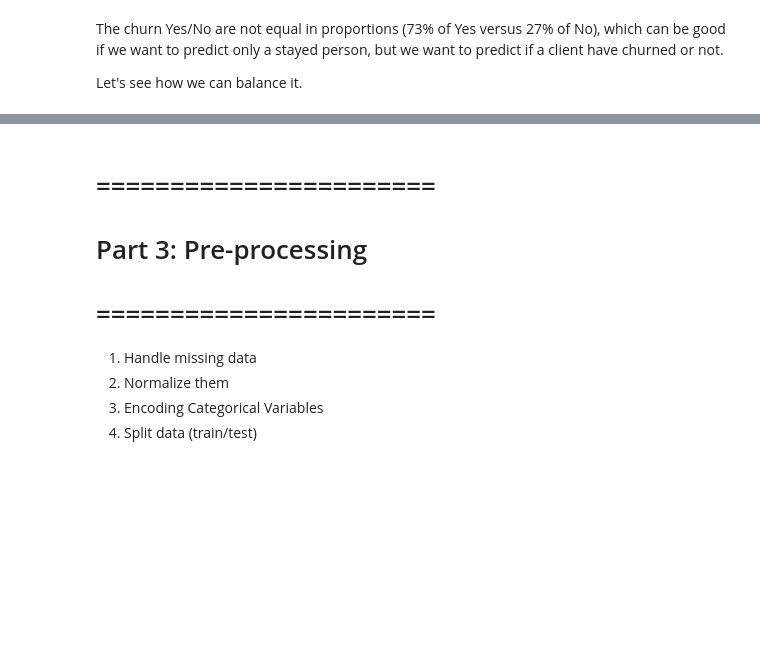
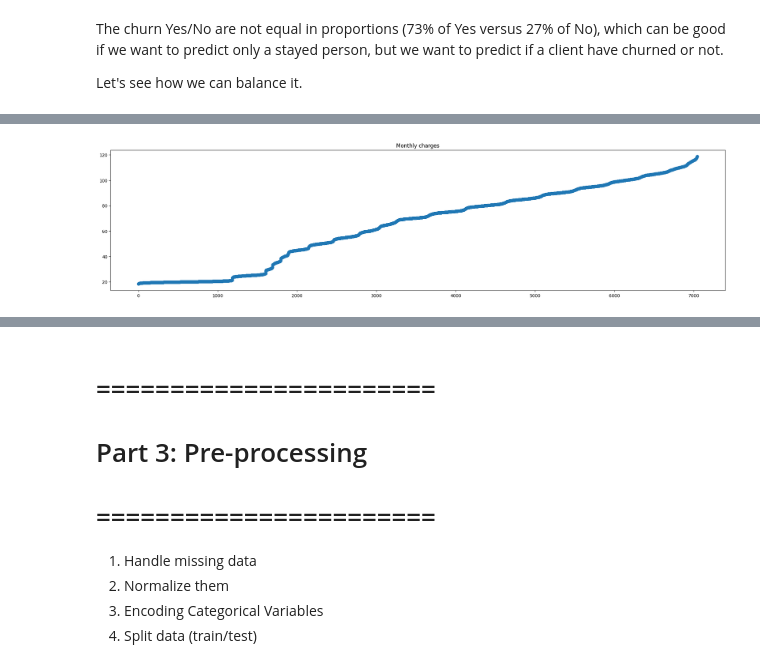
Before and after one commit to Nicoweed/Sentinel-ML, a Jupyter notebook: data_cleaner.ipynb, the cells around one changed output, grey strips where cells are left out. Cells and saved outputs as stored; diff of their text form; code cells hidden in the pictures; blank space fills up the shorter version.

```diff
--- a/data_cleaner.ipynb
+++ b/data_cleaner.ipynb
@@ -373,0 +397,10 @@ plt.show()
+# %%
+monthly_charges = merged_with_nulls['Monthly Charges'].sort_values(ignore_index=True)
+fig4, ax4 = plt.subplots(figsize=(20, 5), layout='constrained')
+ax4.set_title('Monthly charges')
+monthly_x = monthly_charges.index
+monthly_y = monthly_charges.values
+ax4.plot(monthly_x, monthly_y, 'o-')
+plt.show()
+# %% [output]
+[figure, added]
```
Also changed, not shown: parts of 8 cells of this notebook.
